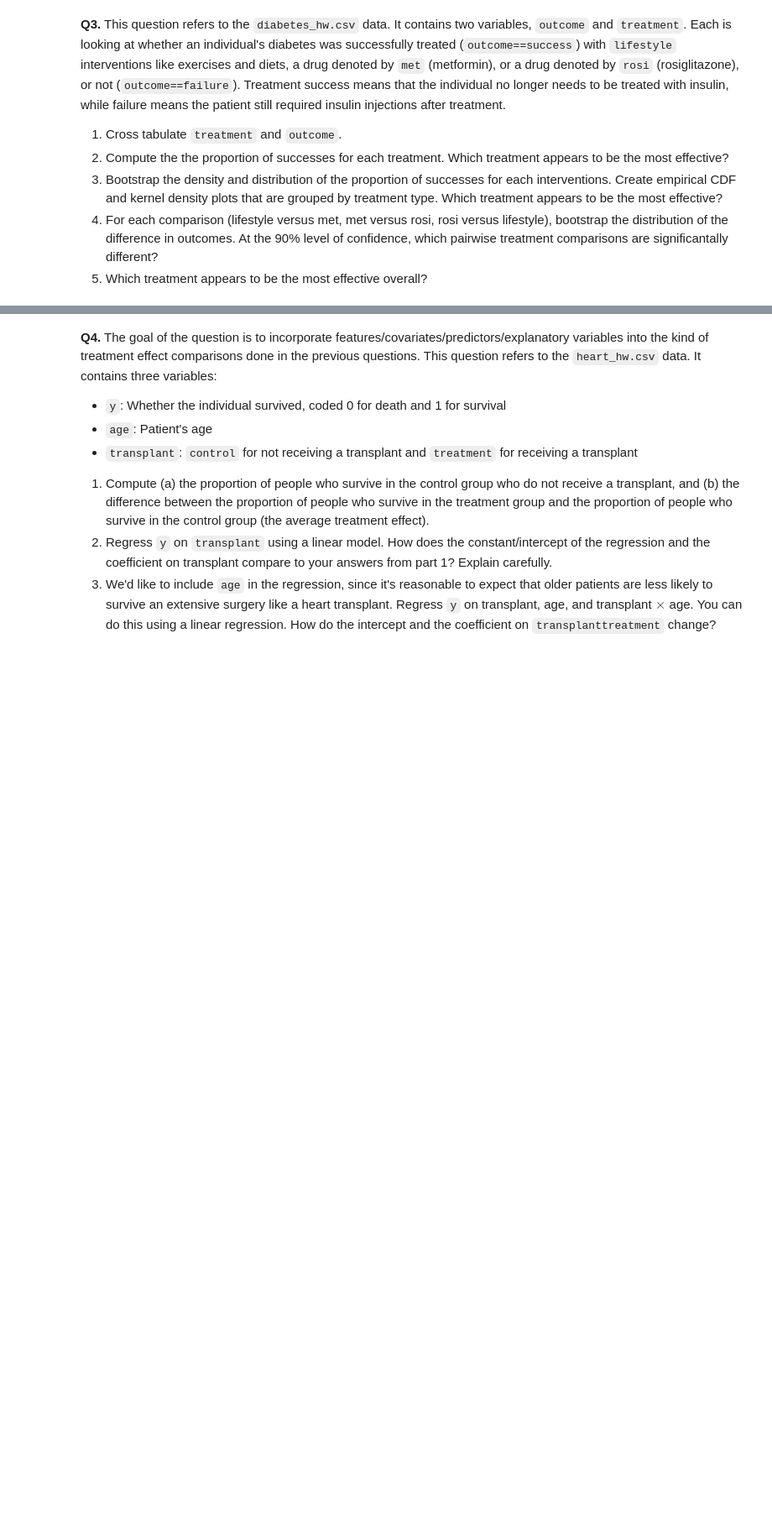
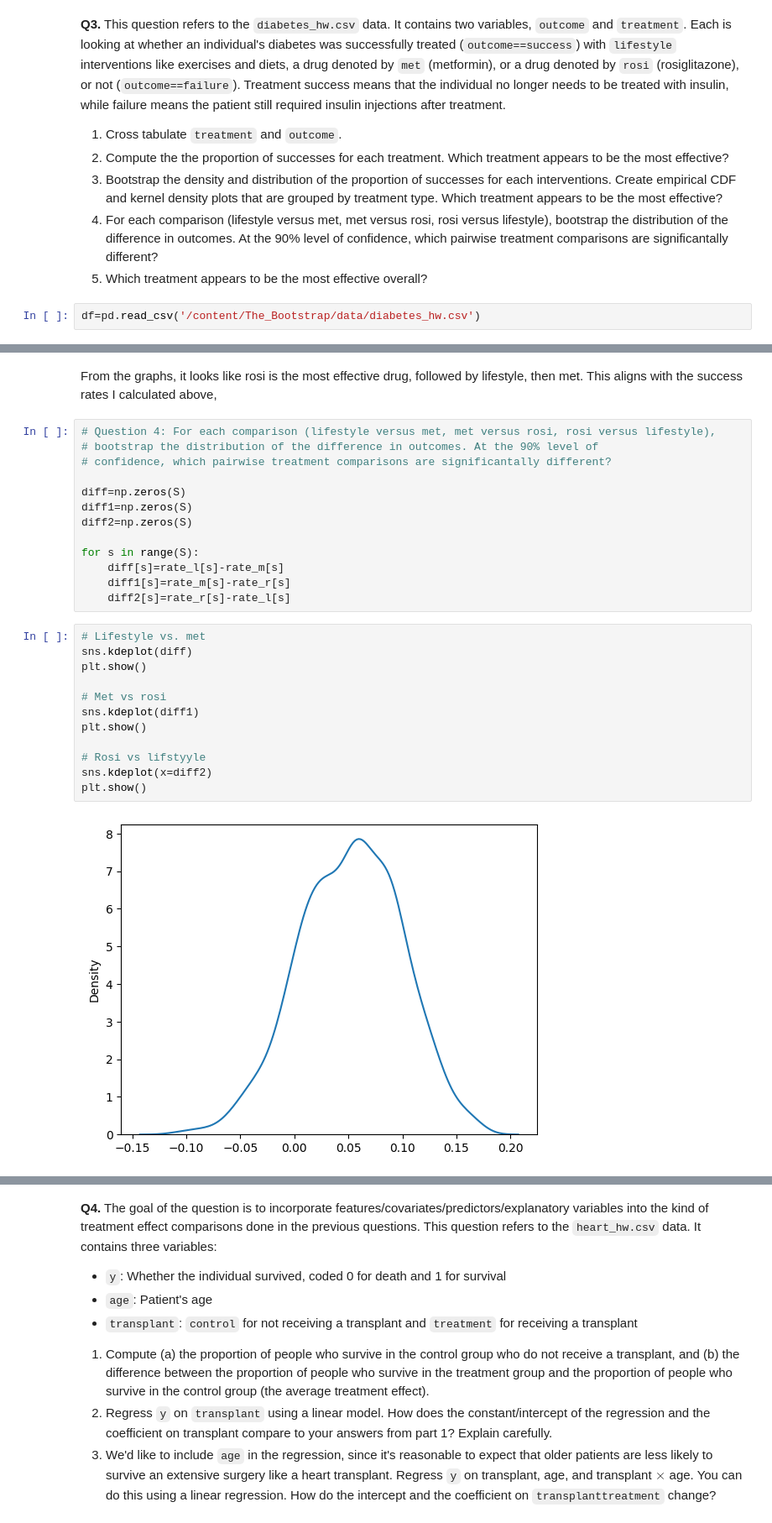
Before and after one commit to gffiveash/The_Bootstrap, a Jupyter notebook: GF_assignment_5.ipynb, the cells around one changed output, grey strips where cells are left out. Shown at 84% size. Drawn from its saved outputs; the diff is of its cells as text; blank space fills up the shorter version.

```diff
--- a/GF_assignment_5.ipynb
+++ b/GF_assignment_5.ipynb
@@ -146,3 +146,5 @@ In the medical world, we clearly use mammograms often to detect breast cancer. H
 3. Bootstrap the density and distribution of the proportion of successes for each interventions. Create empirical CDF and kernel density plots that are grouped  by treatment type. Which treatment appears to be the most effective?
 4. For each comparison (lifestyle versus met, met versus rosi, rosi versus lifestyle), bootstrap the distribution of the difference in outcomes. At the 90% level of confidence, which pairwise treatment comparisons are significantally different?
 5. Which treatment appears to be the most effective overall?
+# %%
+df=pd.read_csv('/content/The_Bootstrap/data/diabetes_hw.csv')
@@ -148,0 +262,29 @@ In the medical world, we clearly use mammograms often to detect breast cancer. H
+# %% [markdown]
+From the graphs, it looks like rosi is the most effective drug, followed by lifestyle, then met. This aligns with the success rates I calculated above,
+# %%
+# Question 4: For each comparison (lifestyle versus met, met versus rosi, rosi versus lifestyle),
+# bootstrap the distribution of the difference in outcomes. At the 90% level of
+# confidence, which pairwise treatment comparisons are significantally different?
+
+diff=np.zeros(S)
+diff1=np.zeros(S)
+diff2=np.zeros(S)
+
+for s in range(S):
+    diff[s]=rate_l[s]-rate_m[s]
+    diff1[s]=rate_m[s]-rate_r[s]
+    diff2[s]=rate_r[s]-rate_l[s]
+# %%
+# Lifestyle vs. met
+sns.kdeplot(diff)
+plt.show()
+
+# Met vs rosi
+sns.kdeplot(diff1)
+plt.show()
+
+# Rosi vs lifstyyle
+sns.kdeplot(x=diff2)
+plt.show()
+# %% [output]
+[figure, added]
```
Also changed, not shown: parts of 19 cells of this notebook.
